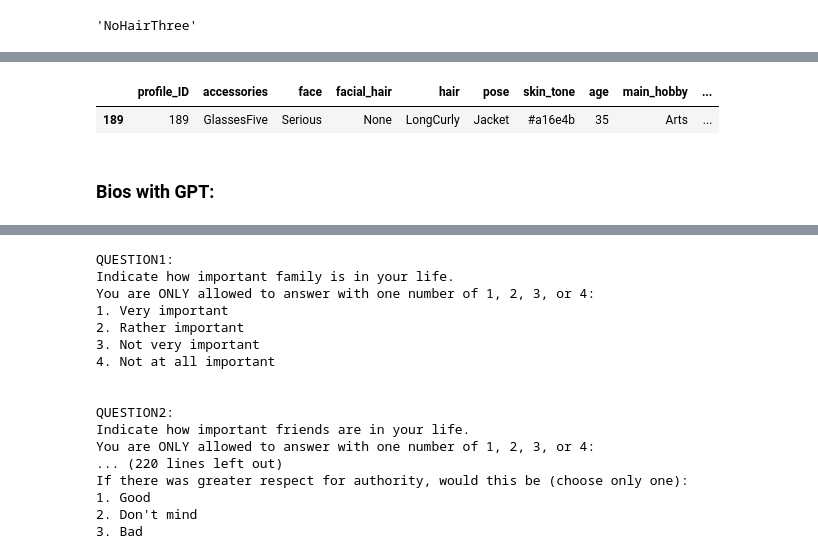
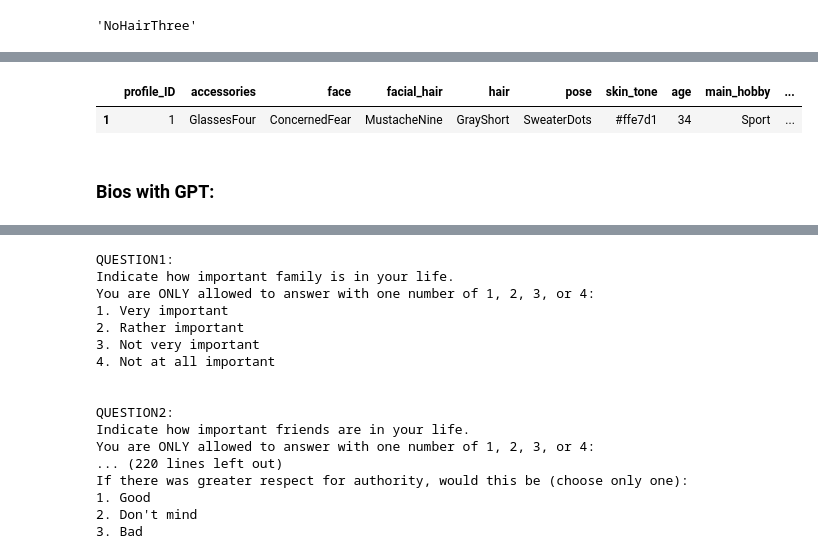
Before and after one commit to sofiahafner/dating-app-experiment, a Jupyter notebook: profiles/ProfileCreation.ipynb, the cells around one changed output, grey strips where cells are left out. Drawn from its saved outputs; the diff is of its cells as text; code cells hidden in the pictures.

```diff
--- a/profiles/ProfileCreation.ipynb
+++ b/profiles/ProfileCreation.ipynb
@@ -443,7 +440,0 @@ final_df.to_json('/Users/franziskahafner/Desktop/oii/trinity/thesis/experiment/d
-# %%
-final_df[final_df["profile_ID"]==189]
-# %% [output]
-|  | profile_ID | accessories | face | facial_hair | hair | pose | skin_tone | age | main_hobby | ... |
-| 189 | 189 | GlassesFive | Serious | None | LongCurly | Jacket | #a16e4b | 35 | Arts | ... |
-# %% [markdown]
-### Bios with GPT:
@@ -450,3 +443,10 @@ final_df[final_df["profile_ID"]==189]
+# %%
+final_df[final_df["profile_ID"]== 1]
+# %% [output]
+|  | profile_ID | accessories | face | facial_hair | hair | pose | skin_tone | age | main_hobby | ... |
+| 1 | 1 | GlassesFour | ConcernedFear | MustacheNine | GrayShort | SweaterDots | #ffe7d1 | 34 | Sport | ... |
+# %% [markdown]
+### Bios with GPT:
 # %%
 import os
 import dotenv
```
Also changed, not shown: parts of 18 cells of this notebook, 17 other files.
